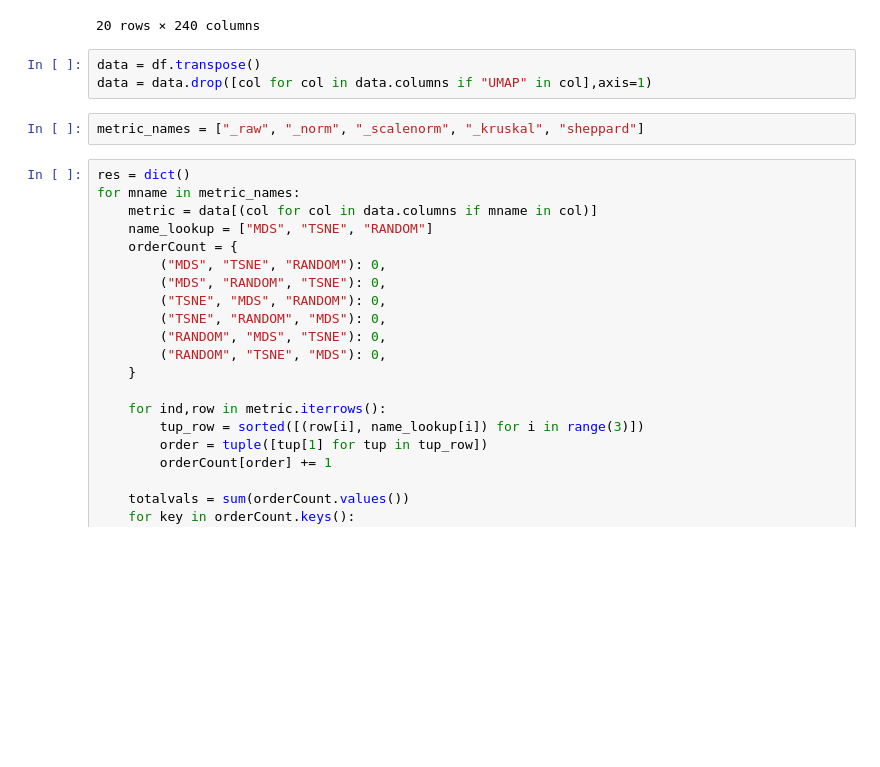
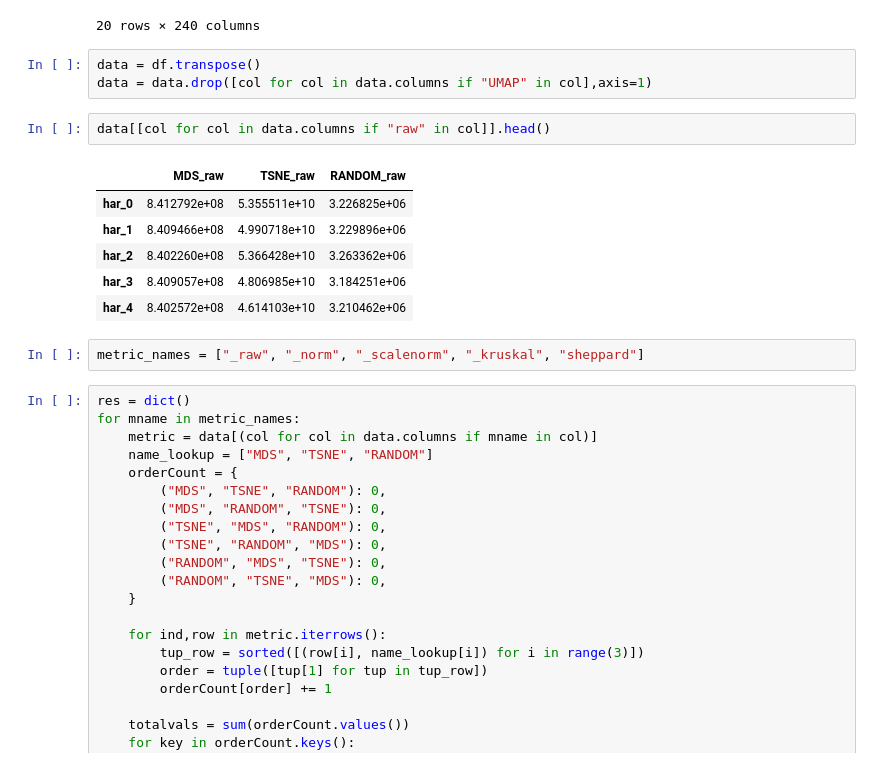
Before and after one commit to KiranSmelser/DR-metrics-and-scale, a Jupyter notebook: analysis.ipynb, the cells around one changed output. Saved outputs shown, nothing was run; the diff lists cells and outputs as text; blank space fills up the shorter version.

```diff
--- a/analysis.ipynb
+++ b/analysis.ipynb
@@ -29,6 +36,15 @@ df
 # %%
 data = df.transpose()
 data = data.drop([col for col in data.columns if "UMAP" in col],axis=1)
+# %%
+data[[col for col in data.columns if "raw" in col]].head()
+# %% [output]
+|  | MDS_raw | TSNE_raw | RANDOM_raw |
+| har_0 | 8.412792e+08 | 5.355511e+10 | 3.226825e+06 |
+| har_1 | 8.409466e+08 | 4.990718e+10 | 3.229896e+06 |
+| har_2 | 8.402260e+08 | 5.366428e+10 | 3.263362e+06 |
+| har_3 | 8.409057e+08 | 4.806985e+10 | 3.184251e+06 |
+| har_4 | 8.402572e+08 | 4.614103e+10 | 3.210462e+06 |
 # %%
 metric_names = ["_raw", "_norm", "_scalenorm", "_kruskal", "sheppard"]
 # %%
```
Also changed, not shown: parts of 7 cells of this notebook, 2 other files.
